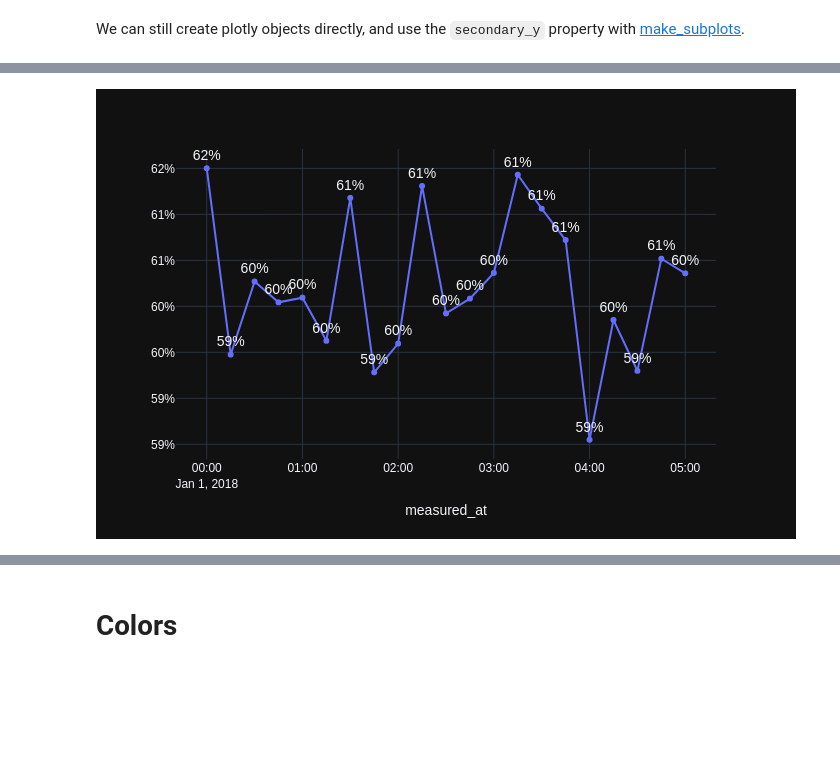
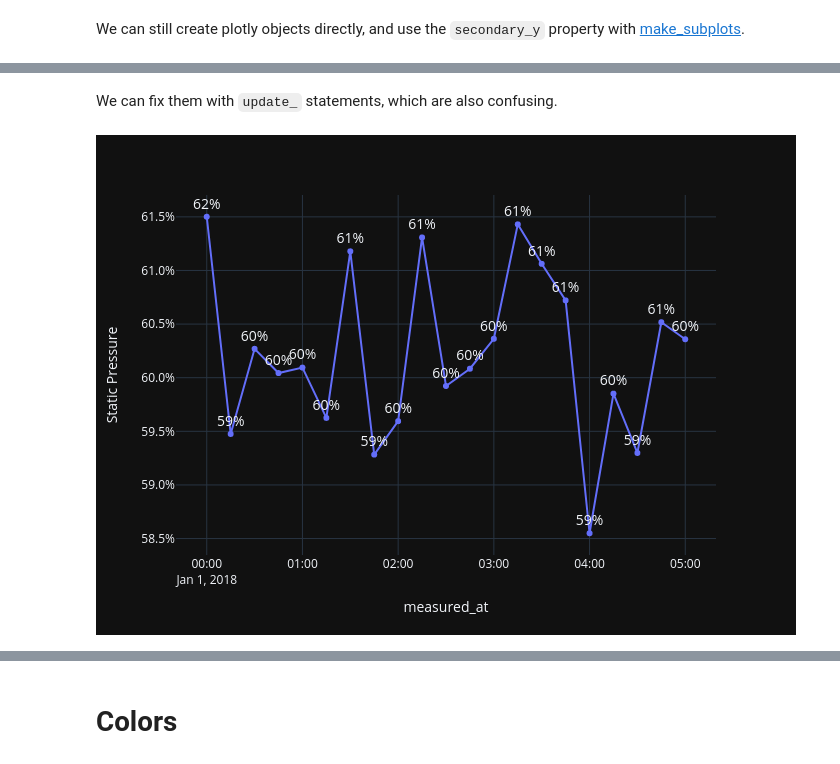
Before and after one commit to a0th/plotly, a Jupyter notebook: plotly.ipynb, the cells around one changed output, grey strips where cells are left out. Saved outputs shown, nothing was run; the diff lists cells and outputs as text; code cells hidden in the pictures; blank space fills up the shorter version.

```diff
--- a/plotly.ipynb
+++ b/plotly.ipynb
@@ -168,15 +132,16 @@ subplot_figure
+# %% [markdown]
+We can fix them with `update_` statements, which are also confusing.
 # %%
 px.line(
     data.loc["2018-01-01 00:00:00":"2018-01-01 05:00:00"].reset_index(),
     x="measured_at",
     y="staticpressure_1",
     text="staticpressure_1",
+    labels={"staticpressure_1": "Static Pressure"},
 ).update_traces(
     texttemplate="%{text:.0%}",
     textposition="top center",
-    textfont=go.scatter.Textfont(size=14),
-).update_layout(
-    yaxis=go.layout.YAxis(tickformat="%")
-)
+    textfont=go.scatter.Textfont(size=14), # could also be just {"size": 14}
+).update_yaxes(tickformat=".1%")
 # %% [output]
-[figure, old version]
+[figure, new version]
```
Also changed, not shown: parts of 47 cells of this notebook, 2 other files.
